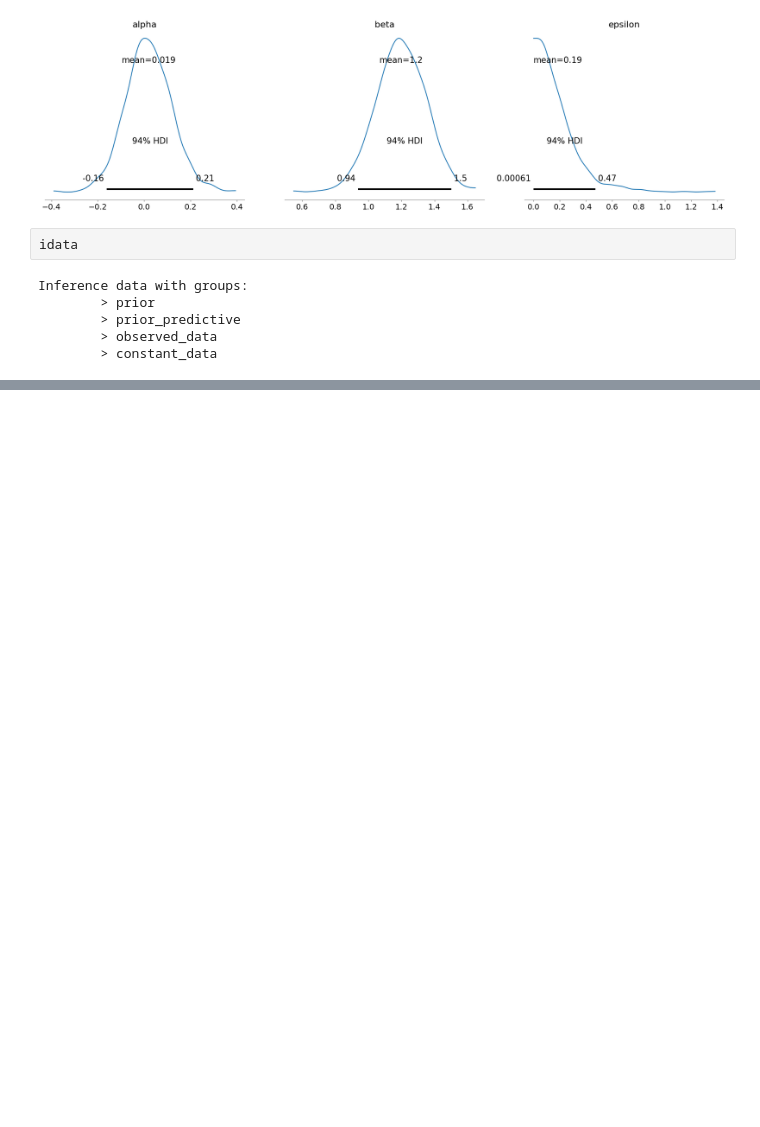
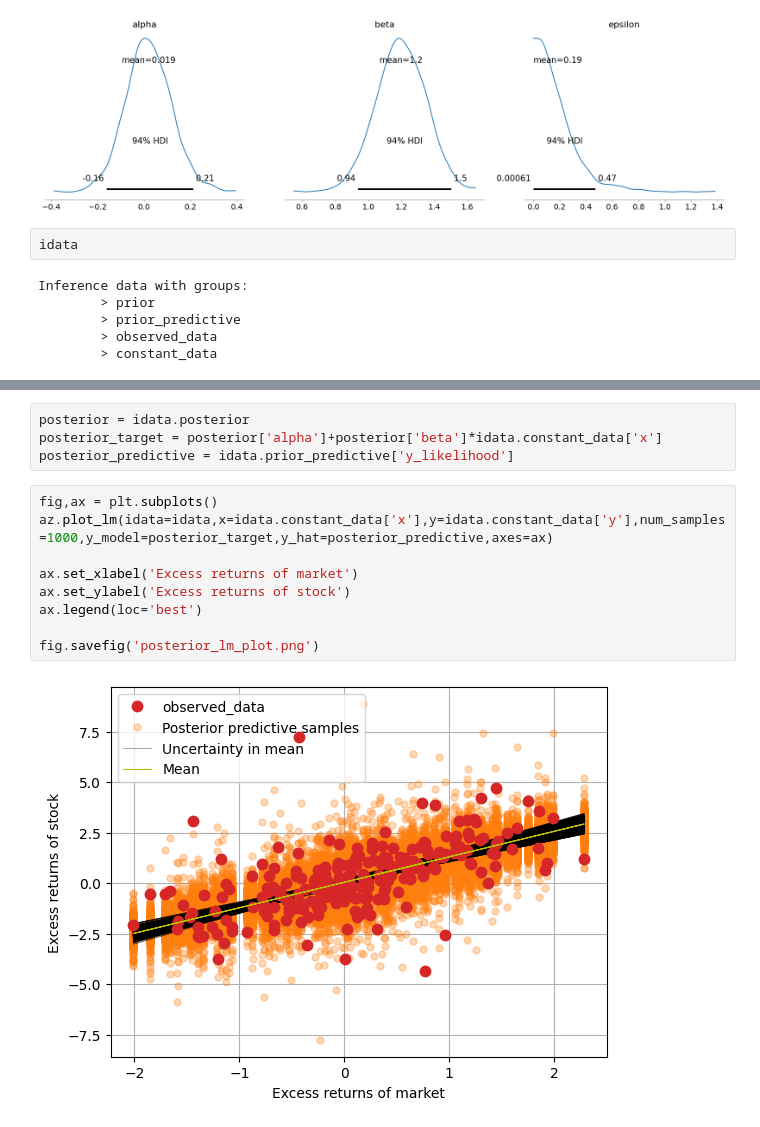
Before and after one commit to 892nske/pmlfin, a Jupyter notebook: paper.ipynb, the cells around one changed output, grey strips where cells are left out. Cells and saved outputs as stored; diff of their text form; blank space fills up the shorter version.

```diff
--- a/paper.ipynb
+++ b/paper.ipynb
@@ -79,0 +125,15 @@ Inference data with groups:
+# %%
+posterior = idata.posterior
+posterior_target = posterior['alpha']+posterior['beta']*idata.constant_data['x']
+posterior_predictive = idata.prior_predictive['y_likelihood']
+# %%
+fig,ax = plt.subplots()
+az.plot_lm(idata=idata,x=idata.constant_data['x'],y=idata.constant_data['y'],num_samples=1000,y_model=posterior_target,y_hat=posterior_predictive,axes=ax)
+
+ax.set_xlabel('Excess returns of market')
+ax.set_ylabel('Excess returns of stock')
+ax.legend(loc='best')
+
+fig.savefig('posterior_lm_plot.png')
+# %% [output]
+[figure, added]
```
Also changed, not shown: parts of 10 cells of this notebook, 4 other files.
